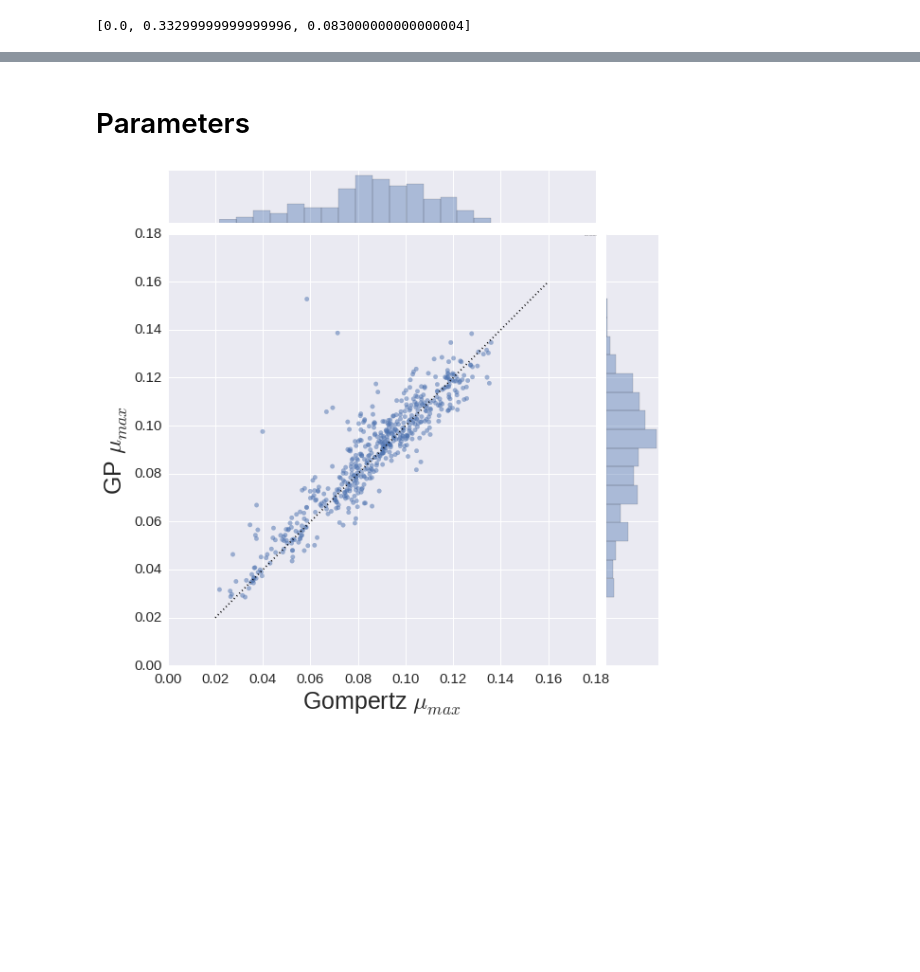
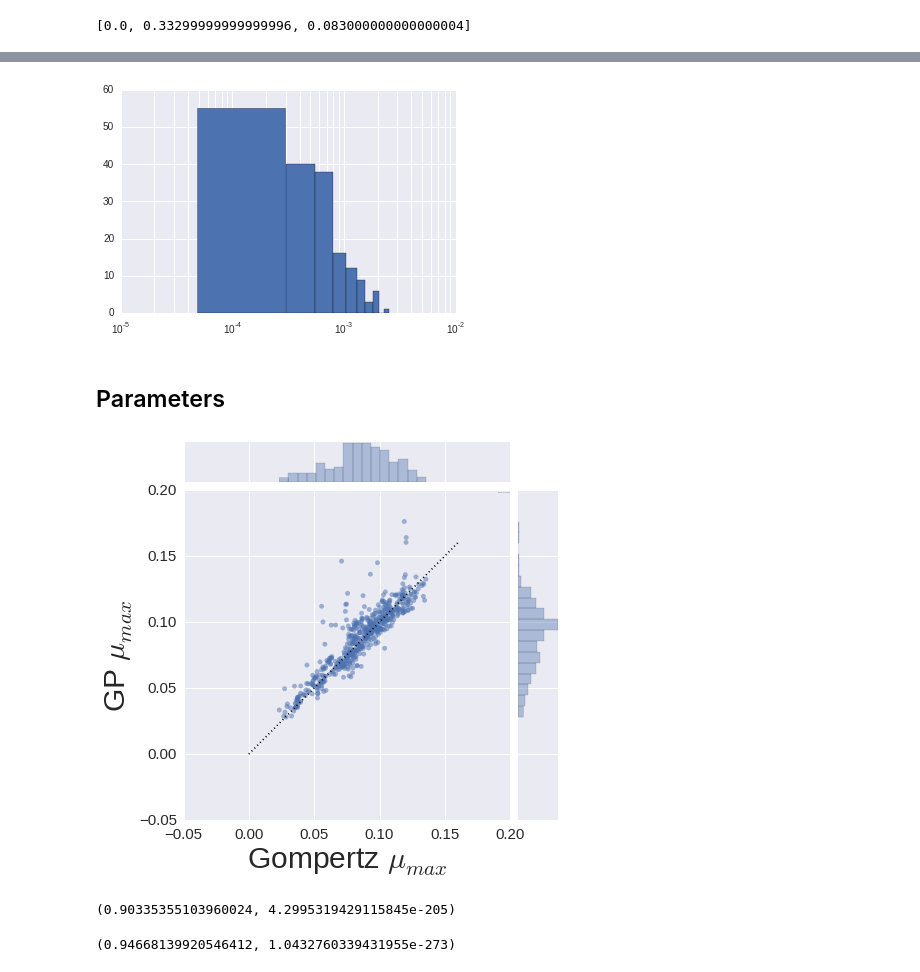
Before and after one commit to ptonner/gp_growth_phenotype, a Jupyter notebook: notebooks/classical_models.ipynb, the cells around one changed output, grey strips where cells are left out. Drawn from its saved outputs; the diff is of its cells as text; code cells hidden in the pictures; blank space fills up the shorter version.

```diff
--- a/notebooks/classical_models.ipynb
+++ b/notebooks/classical_models.ipynb
@@ -180,5 +266,7 @@ KeyError: ('ura3', 0.333)
 # %% [markdown]
 # Errors
+# %%
+output = pd.read_csv("classical_models.csv",index_col=None)
 # %%
 fits = output.copy()
 fits.Condition.replace(np.nan,'',inplace=True)
@@ -280,5 +513,10 @@ plt.savefig("figures/mse_paraquat.png",dpi=300)
+# %%
+data2.gp_mse.hist()
+plt.xscale('log')
+# %% [output]
+[figure, added]
 # %% [markdown]
-# Parameters
+## Parameters
 # %%
 fits = output.copy()
 fits.Condition.replace(np.nan,'',inplace=True)
@@ -294,16 +532,24 @@ fits = fits[fits.gompertz_CarryingCapacity<4]
 
 fits = fits[fits.gompertz_mse < .005]
 # %%
-jp = sns.jointplot(fits.gompertz_muMax,fits.gp_muMax_mean,size=8,ratio=7,annot_kws={"fontsize":0},joint_kws={'alpha':.5}).set_axis_labels("Gompertz $\mu_{max}^{{}}$", "GP $\mu_{max}^{{}}$",fontsize=25)
+jp = sns.jointplot(fits.gompertz_muMax,fits.gp_muMax_mean,size=6,ratio=7,annot_kws={"fontsize":0},joint_kws={'alpha':.5}).set_axis_labels("Gompertz $\mu_{max}^{{}}$", "GP $\mu_{max}^{{}}$",fontsize=30)
 [t.set_fontsize(15) for t in jp.ax_joint.get_xticklabels()]
 [t.set_fontsize(15) for t in jp.ax_joint.get_yticklabels()]
 
 # add equality line
 x0, x1 = jp.ax_joint.get_xlim()
 y0, y1 = jp.ax_joint.get_ylim()
 lims = [max(x0, y0), min(x1, y1)]
 jp.ax_joint.plot(lims, lims, ':k')
 
 plt.savefig("figures/muMax_diff.png",bbox_inches="tight")
 # %% [output]
-[figure, old version]
+[figure, new version]
+# %%
+scipy.stats.pearsonr(fits.gompertz_muMax,fits.gp_muMax_mean)
+# %% [output]
+(0.90335355103960024, 4.2995319429115845e-205)
+# %%
+scipy.stats.pearsonr(fits.gompertz_CarryingCapacity,fits.gp_CarryingCapacity_mean)
+# %% [output]
+(0.94668139920546412, 1.0432760339431955e-273)
```
Also changed, not shown: parts of 47 cells of this notebook, 2 other files.
